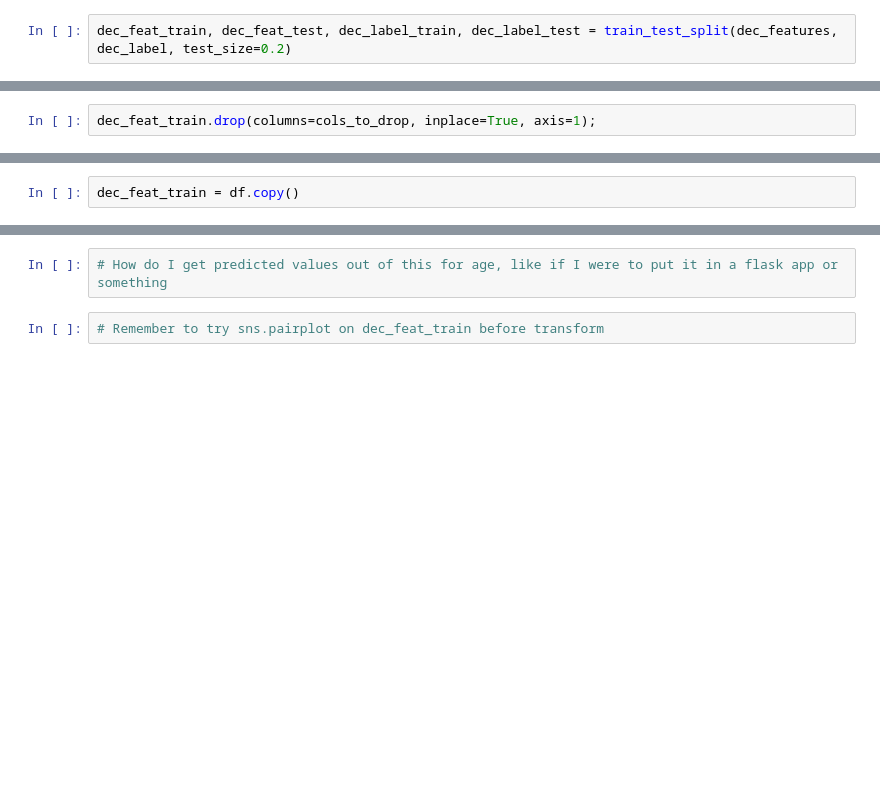
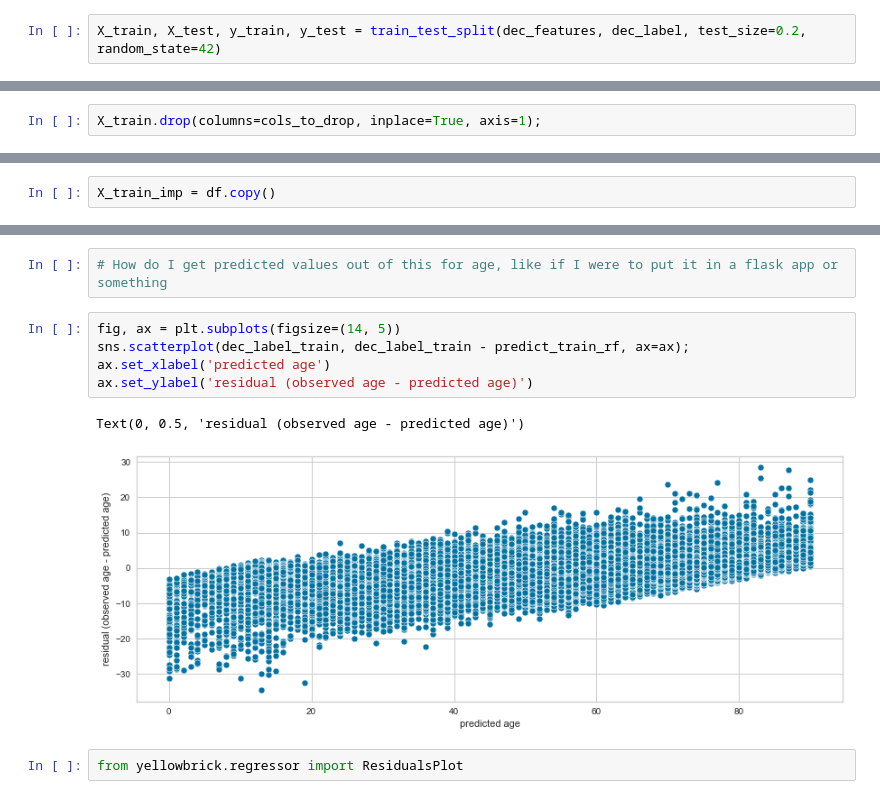
Before and after one commit to beckyepeters/life-expectancy-predictions, a Jupyter notebook: NLMS.ipynb, the cells around one changed output, grey strips where cells are left out. Saved outputs shown, nothing was run; the diff lists cells and outputs as text; blank space fills up the shorter version.

```diff
--- a/NLMS.ipynb
+++ b/NLMS.ipynb
@@ -173,5 +166,5 @@ dec = pd.read_csv('data/dec.csv')
 dec_label = dec.pop('age')
 dec_features = dec.copy()
 # %%
-dec_feat_train, dec_feat_test, dec_label_train, dec_label_test = train_test_split(dec_features, dec_label, test_size=0.2)
+X_train, X_test, y_train, y_test = train_test_split(dec_features, dec_label, test_size=0.2, random_state=42)
 # %%
@@ -186,5 +179,5 @@ cols_to_drop = ['hhid', 'reltrf', 'occ', 'majocc', 'majind', 'ind', 'smsast',
 # %%
-dec_feat_train.drop(columns=cols_to_drop, inplace=True, axis=1);
+X_train.drop(columns=cols_to_drop, inplace=True, axis=1);
 # %% [output]
 A value is trying to be set on a copy of a slice from a DataFrame
 
@@ -256,2 +254,2 @@ df
 # %%
-dec_feat_train = df.copy()
+X_train_imp = df.copy()
@@ -391,5 +370,13 @@ print('RMSE on Train Data with RF: ', mean_squared_error(dec_label_train, predic
 RMSE on Train Data with RF:  11.792651547403715
 # %%
 # How do I get predicted values out of this for age, like if I were to put it in a flask app or something
-# %%
-# Remember to try sns.pairplot on dec_feat_train before transform
+# %%
+fig, ax = plt.subplots(figsize=(14, 5))
+sns.scatterplot(dec_label_train, dec_label_train - predict_train_rf, ax=ax);
+ax.set_xlabel('predicted age')
+ax.set_ylabel('residual (observed age - predicted age)')
+# %% [output]
+Text(0, 0.5, 'residual (observed age - predicted age)')
+[figure, added]
+# %%
+from yellowbrick.regressor import ResidualsPlot
```
Also changed, not shown: parts of 21 cells of this notebook, 2 other files.
